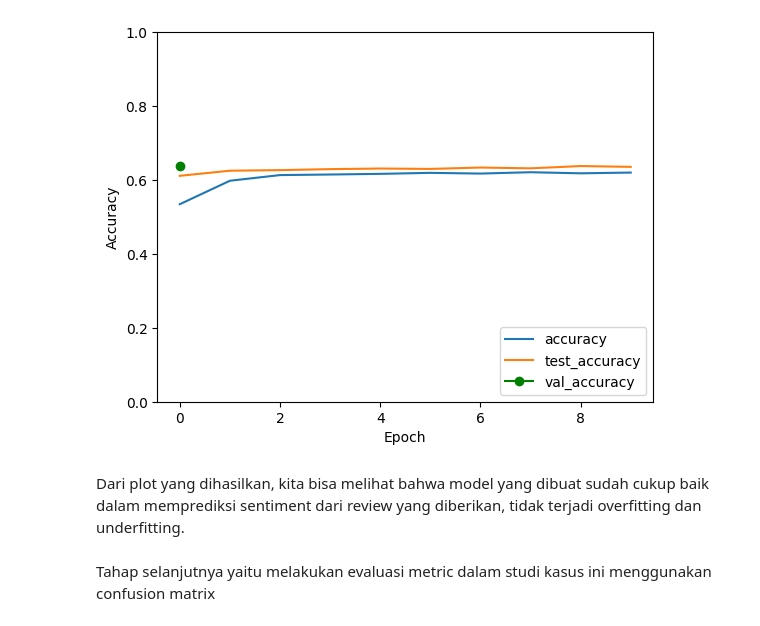
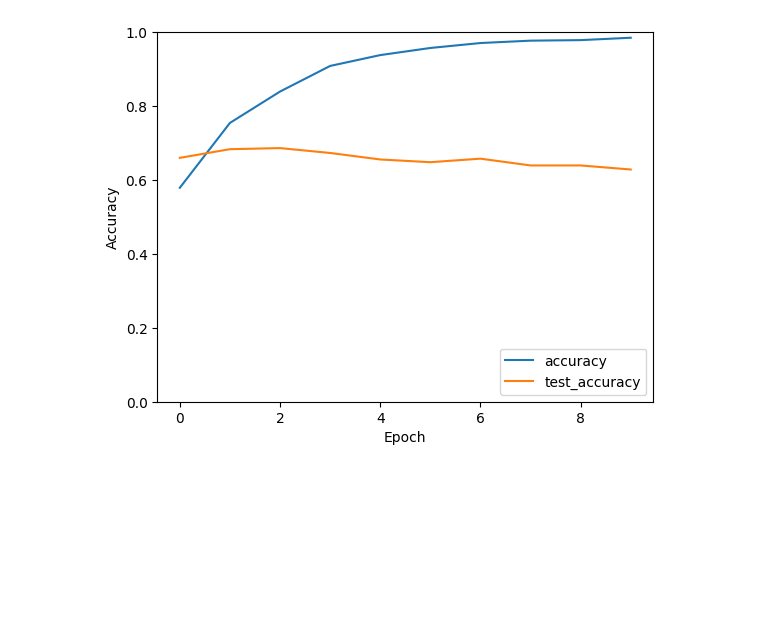
Before and after one commit to mausneg/Aspect-Based-Sentiment-Analysis-Hotel-Review, a Jupyter notebook: model/model_2.ipynb, the cells around one changed output. Drawn from its saved outputs; the diff is of its cells as text; code cells hidden in the pictures; blank space fills up the shorter version.

```diff
--- a/model/model_2.ipynb
+++ b/model/model_2.ipynb
@@ -138,3 +115,11 @@ tokenizer = Tokenizer(oov_token='<OOV>')
+# %%
+tokenizer = Tokenizer(num_words=MAX_EXAMPLES, oov_token=OOV_TOKEN)
+tokenizer.fit_on_texts(x_train)
+
+x_train_seq = tokenizer.texts_to_sequences(x_train)
+x_train_pad = pad_sequences(x_train_seq, maxlen=MAXLEN, truncating=TRUNCATING, padding=PADDING)
+x_test_seq = tokenizer.texts_to_sequences(x_test)
+x_test_pad = pad_sequences(x_test_seq, maxlen=MAXLEN, truncating=TRUNCATING, padding=PADDING)
 # %%
 y_train = tf.keras.utils.to_categorical(y_train, num_classes=3)
 y_test = tf.keras.utils.to_categorical(y_test, num_classes=3)
@@ -153,17 +126,13 @@ Selanjutnya akan dilakukan trainning model dengan memanfaatkan pretrained model
 # %%
-embedding = "https://tfhub.dev/google/nnlm-en-dim128/2"
-hub_layer = hub.KerasLayer(embedding, input_shape=[],
-                           dtype=tf.string, trainable=True)
-
 model = tf.keras.Sequential([
-    hub_layer,
+    tf.keras.layers.Embedding(MAX_EXAMPLES, EMBEDDING_DIM, input_length=MAXLEN),
+    tf.keras.layers.Bidirectional(tf.keras.layers.LSTM(64, return_sequences=True)),
+    tf.keras.layers.Bidirectional(tf.keras.layers.LSTM(32)),
     tf.keras.layers.Dense(64, activation='relu', kernel_regularizer=tf.keras.regularizers.l2(0.001)),
-    tf.keras.layers.Dropout(0.5),
-    tf.keras.layers.Dense(3, activation='softmax')
+    tf.keras.layers.Dropout(0.2),
+    tf.keras.layers.Dense(NUM_LABELS, activation='softmax')
 ])
 
-model.compile(optimizer='adam',
-              loss='categorical_crossentropy',
-              metrics=['accuracy'])
+model.compile(loss='categorical_crossentropy', optimizer='adam', metrics=['accuracy'])
 model.summary()
 # %% [output]
@@ -185,4 +154,2 @@ Trainable params: 124,651,139
 Non-trainable params: 0
 _________________________________________________________________
-# %%
-history = model.fit(x_train_tensor, y_train_tensor, epochs=20, batch_size=128, validation_data=(x_test_tensor, y_test_tensor))
@@ -212,0 +156,2 @@ val_loss, val_accuracy = model.evaluate(x_val_tensor, y_val_tensor)
+# %%
+history = model.fit(x_train_pad, y_train, epochs=10, validation_data=(x_test_pad, y_test), verbose=1)
@@ -213,16 +179,11 @@ val_loss, val_accuracy = model.evaluate(x_val_tensor, y_val_tensor)
 # %%
 plt.plot(history.history['accuracy'], label='accuracy')
 plt.plot(history.history['val_accuracy'], label='test_accuracy')
-plt.plot(val_accuracy, label='val_accuracy',marker='o', color='green')
 plt.xlabel('Epoch')
 plt.ylabel('Accuracy')
 plt.ylim([0, 1])
 plt.legend(loc='lower right')
 plt.show()
 # %% [output]
-[figure, old version]
+[figure, new version]
-# %% [markdown]
-Dari plot yang dihasilkan, kita bisa melihat bahwa model yang dibuat sudah cukup baik dalam memprediksi sentiment dari review yang diberikan, tidak terjadi overfitting dan underfitting.
-# %% [markdown]
-Tahap selanjutnya yaitu melakukan evaluasi metric dalam studi kasus ini menggunakan confusion matrix
 # %%
```
Also changed, not shown: parts of 37 cells of this notebook, 13 other files.
